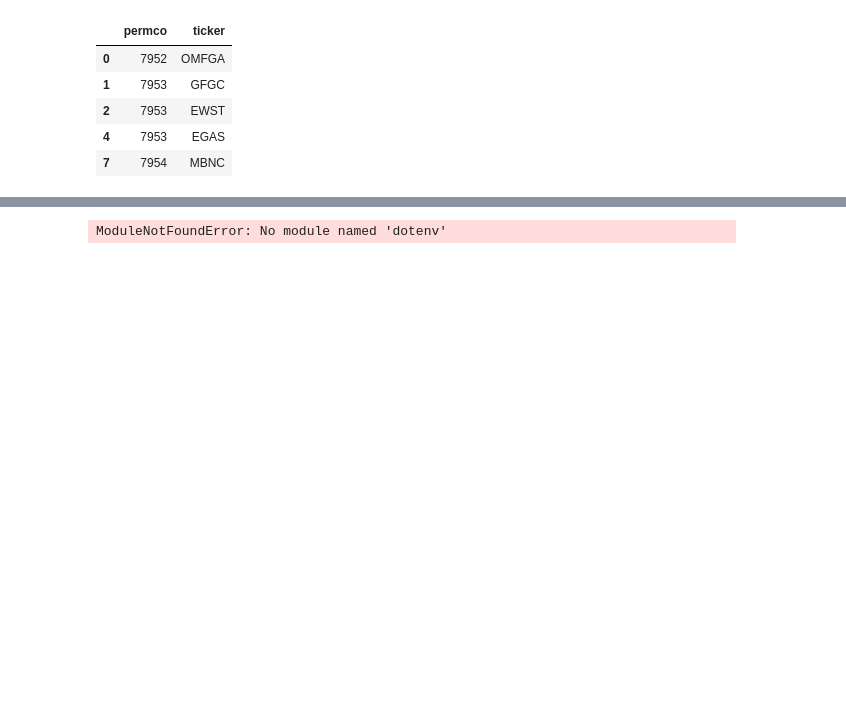
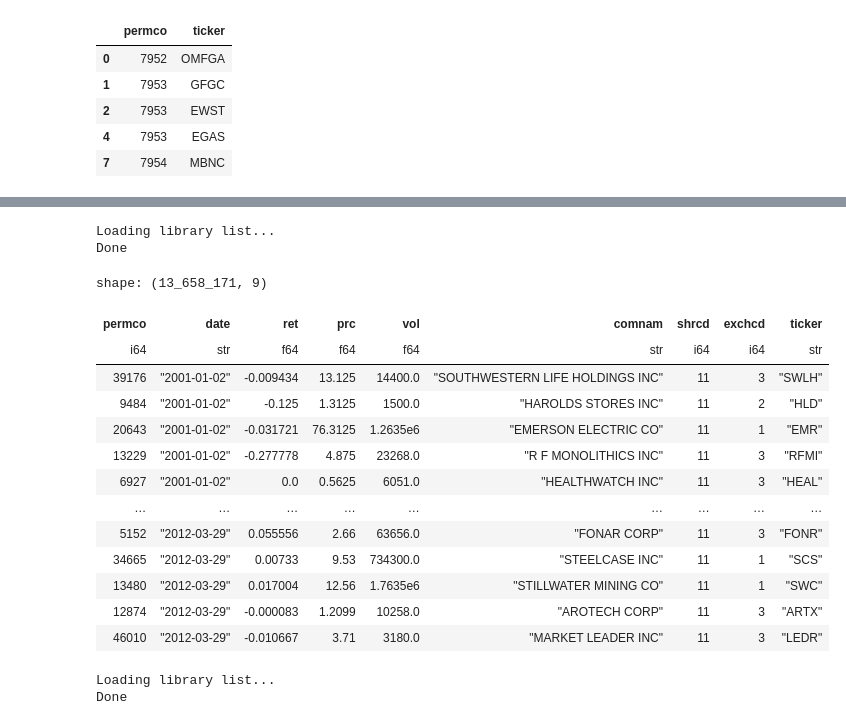
Before and after one commit to Wfiles/iti-8k-analysis, a Jupyter notebook: news_permco.ipynb, the cells around one changed output, grey strips where cells are left out. Cells and saved outputs as stored; diff of their text form; code cells hidden in the pictures; blank space fills up the shorter version.

Commit message:
Added ITI preprocessing

```diff
--- a/news_permco.ipynb
+++ b/news_permco.ipynb
@@ -309,9 +309,48 @@ merged.head()
 | 3 | 2020-05-22 08:45:06+00:00 | 46 Stocks Moving In Friday's Mid-... | A | https://www.benzinga.com/news/20/... | Lisa Levin | NaN | NaN | NaN | NaN | ... |
 | 4 | 2020-05-22 07:38:59+00:00 | B of A Securities Maintains Neutr... | A | https://www.benzinga.com/news/20/... | Vick Meyer | NaN | NaN | NaN | NaN | ... |
 # %%
-financial_news_df = pd.read_csv("data/raw/All_external.csv", parse_dates=['Date'], nrows=500000)
+import polars as pl
+from src.merge_crsp_fnspid import add_permco_to_news_polars
+
+financial_news_df = pl.read_csv(
+    "data/raw/All_external.csv",
+    dtypes={
+        "news_date": pl.String,
+        "Article_title": pl.String,
+        "ticker": pl.String,
+        "Url": pl.String,
+        "Publisher": pl.String,
+        "Author": pl.String,   # price can be float32 to save RAM
+        "Article": pl.String,      # read as string, then cast robustly
+        "Lsa_summary": pl.String,
+        "Luhn_summary": pl.String,
+        "Textrank_summary": pl.String,
+        "Lexrank_summary": pl.String,
+        "permco": pl.Int32,
+    },
+    try_parse_dates=False,    # will parse "date", "namedt", "nameendt"
+    null_values=["", "NA", "NaN", "null", "."],  # typical CSV missings
+)
+df_with_permco = add_permco_to_news_polars(financial_news_df)
+# %% [output]
+Loading library list...
+Done
-# %%
-from src.merge_crsp_fnspid import add_permco_to_news
-df_with_permco = add_permco_to_news(financial_news_df)
-# %% [output]
-ModuleNotFoundError: No module named 'dotenv'
+# %%
+all_stocks = pl.read_csv("data/all_stocks_us.csv")
+# %%
+all_stocks
+# %% [output]
+shape: (13_658_171, 9)
+| permco | date | ret | prc | vol | comnam | shrcd | exchcd | ticker |
+| i64 | str | f64 | f64 | f64 | str | i64 | i64 | str |
+| 39176 | "2001-01-02" | -0.009434 | 13.125 | 14400.0 | "SOUTHWESTERN LIFE HOLDINGS INC" | 11 | 3 | "SWLH" |
+| 9484 | "2001-01-02" | -0.125 | 1.3125 | 1500.0 | "HAROLDS STORES INC" | 11 | 2 | "HLD" |
+| 20643 | "2001-01-02" | -0.031721 | 76.3125 | 1.2635e6 | "EMERSON ELECTRIC CO" | 11 | 1 | "EMR" |
+| 13229 | "2001-01-02" | -0.277778 | 4.875 | 23268.0 | "R F MONOLITHICS INC" | 11 | 3 | "RFMI" |
+| 6927 | "2001-01-02" | 0.0 | 0.5625 | 6051.0 | "HEALTHWATCH INC" | 11 | 3 | "HEAL" |
+| … | … | … | … | … | … | … | … | … |
+| 5152 | "2012-03-29" | 0.055556 | 2.66 | 63656.0 | "FONAR CORP" | 11 | 3 | "FONR" |
+| 34665 | "2012-03-29" | 0.00733 | 9.53 | 734300.0 | "STEELCASE INC" | 11 | 1 | "SCS" |
+| 13480 | "2012-03-29" | 0.017004 | 12.56 | 1.7635e6 | "STILLWATER MINING CO" | 11 | 1 | "SWC" |
+| 12874 | "2012-03-29" | -0.000083 | 1.2099 | 10258.0 | "AROTECH CORP" | 11 | 3 | "ARTX" |
+| 46010 | "2012-03-29" | -0.010667 | 3.71 | 3180.0 | "MARKET LEADER INC" | 11 | 3 | "LEDR" |
@@ -317,0 +395,6 @@ ModuleNotFoundError: No module named 'dotenv'
+# %%
+from src.preprocessing import prepare_ITI_data
+iti_df = prepare_ITI_data('data/ITIs.csv')
+# %% [output]
+Loading library list...
+Done
```
Also changed, not shown: parts of 7 cells of this notebook, 1 other file.
